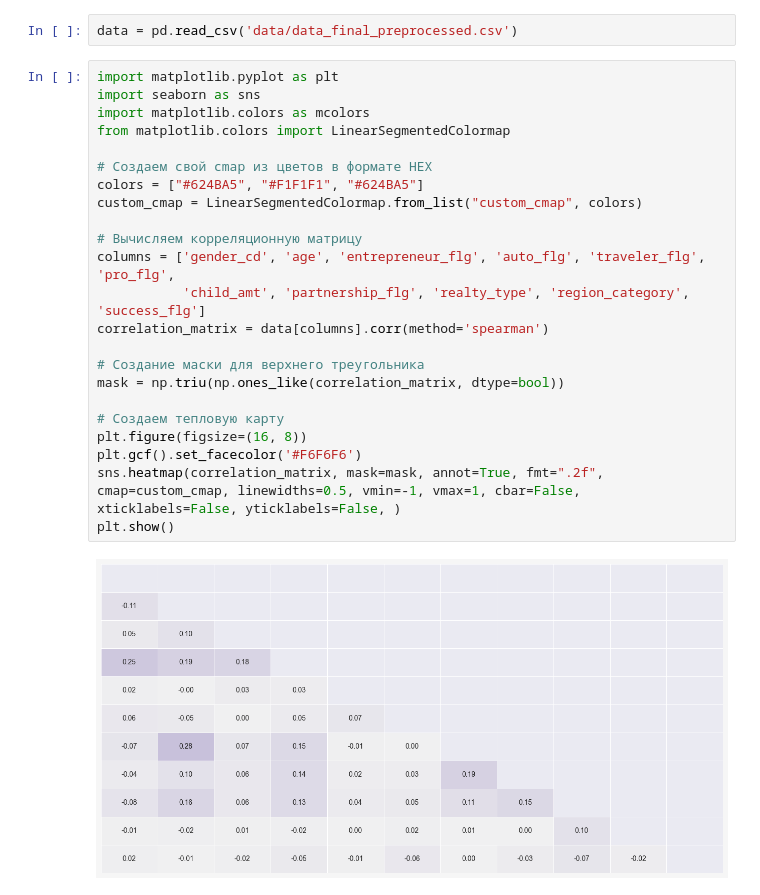
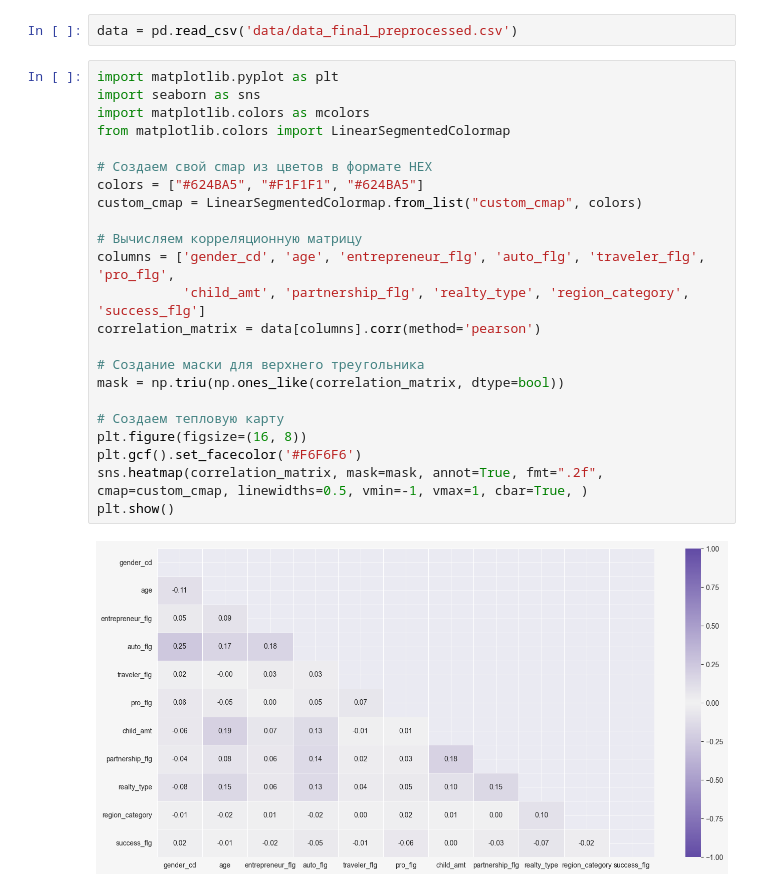
Before and after one commit to bygaga993/bread_dano_2024, a Jupyter notebook: Code/graphics.ipynb, the cells around one changed output. Cells and saved outputs as stored; diff of their text form.

```diff
--- a/Code/graphics.ipynb
+++ b/Code/graphics.ipynb
@@ -140,25 +140,25 @@ data = pd.read_csv('data/data_final_preprocessed.csv')
 # %%
 import matplotlib.pyplot as plt
 import seaborn as sns
 import matplotlib.colors as mcolors
 from matplotlib.colors import LinearSegmentedColormap
 
 # Создаем свой cmap из цветов в формате HEX
 colors = ["#624BA5", "#F1F1F1", "#624BA5"]
 custom_cmap = LinearSegmentedColormap.from_list("custom_cmap", colors)
 
 # Вычисляем корреляционную матрицу
 columns = ['gender_cd', 'age', 'entrepreneur_flg', 'auto_flg', 'traveler_flg', 'pro_flg',
            'child_amt', 'partnership_flg', 'realty_type', 'region_category', 'success_flg']
-correlation_matrix = data[columns].corr(method='spearman')
+correlation_matrix = data[columns].corr(method='pearson')
 
 # Создание маски для верхнего треугольника
 mask = np.triu(np.ones_like(correlation_matrix, dtype=bool))
 
 # Создаем тепловую карту
 plt.figure(figsize=(16, 8))
 plt.gcf().set_facecolor('#F6F6F6')
-sns.heatmap(correlation_matrix, mask=mask, annot=True, fmt=".2f", cmap=custom_cmap, linewidths=0.5, vmin=-1, vmax=1, cbar=False, xticklabels=False, yticklabels=False, )
+sns.heatmap(correlation_matrix, mask=mask, annot=True, fmt=".2f", cmap=custom_cmap, linewidths=0.5, vmin=-1, vmax=1, cbar=True, )
 plt.show()
 # %% [output]
-[figure, old version]
+[figure, new version]
```
Also changed, not shown: 3 other files.
